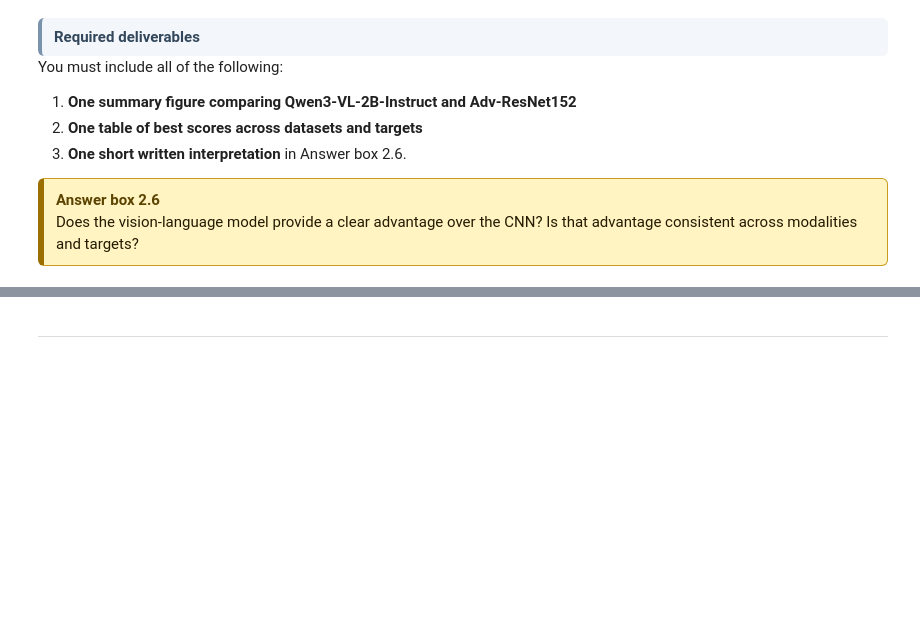
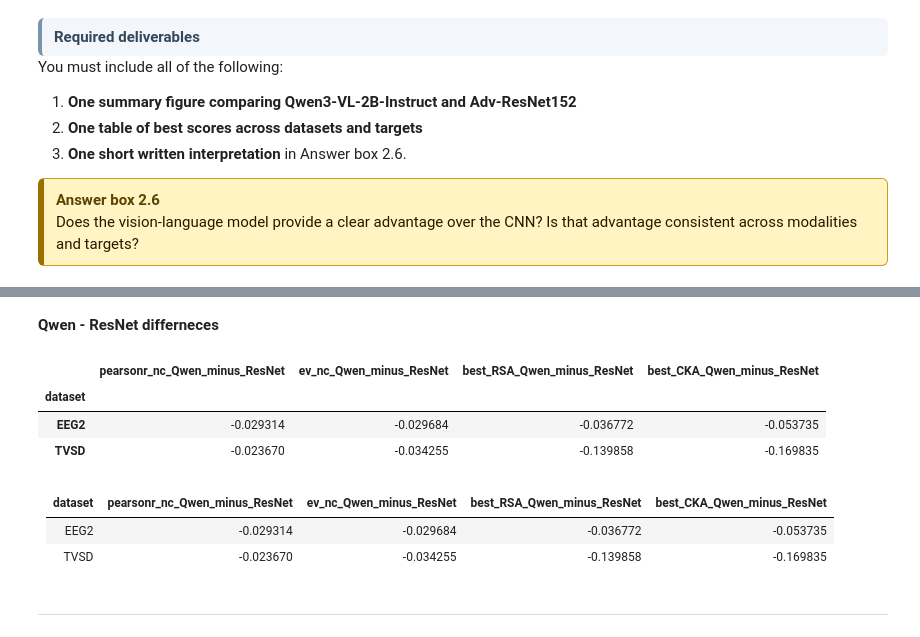
Before and after one commit to martiiiina/NX-414, a Jupyter notebook: project/nx414_project_2026 (3).ipynb, the cells around one changed output, grey strips where cells are left out. Saved outputs shown, nothing was run; the diff lists cells and outputs as text; code cells hidden in the pictures; blank space fills up the shorter version.

```diff
--- a/project/nx414_project_2026 (3).ipynb
+++ b/project/nx414_project_2026 (3).ipynb
@@ -3987,3 +3916,31 @@ print("2.7 results saved.")
+# %% [markdown]
+**Qwen - ResNet differneces**
+# %%
+wide_27 = summary_for_plot.pivot_table(
+    index=["dataset"],
+    columns="model",
+    values=["pearsonr_nc", "ev_nc", "best_RSA", "best_CKA"]
+)
+
+diff_27 = pd.DataFrame(index=wide_27.index)
+
+for metric in ["pearsonr_nc", "ev_nc", "best_RSA", "best_CKA"]:
+    diff_27[f"{metric}_Qwen_minus_ResNet"] = (
+        wide_27[(metric, "Qwen3-VL")] -
+        wide_27[(metric, "Adv-ResNet152")]
+    )
+
+display(diff_27)
+# %% [output]
+|  | pearsonr_nc_Qwen_minus_ResNet | ev_nc_Qwen_minus_ResNet | best_RSA_Qwen_minus_ResNet | best_CKA_Qwen_minus_ResNet |
+| dataset |  |  |  |  |
+| EEG2 | -0.029314 | -0.029684 | -0.036772 | -0.053735 |
+| TVSD | -0.023670 | -0.034255 | -0.139858 | -0.169835 |
+# %% [markdown]
+| dataset | pearsonr_nc_Qwen_minus_ResNet | ev_nc_Qwen_minus_ResNet | best_RSA_Qwen_minus_ResNet | best_CKA_Qwen_minus_ResNet |
+|---------|-------------------------------|-------------------------|----------------------------|----------------------------|
+| EEG2    | -0.029314                     | -0.029684               | -0.036772                  | -0.053735                  |
+| TVSD    | -0.023670                     | -0.034255               | -0.139858                  | -0.169835                  |
 # %% [markdown]
 ---
 # %% [markdown]
```
Also changed, not shown: parts of 24 cells of this notebook, 1 other file.
